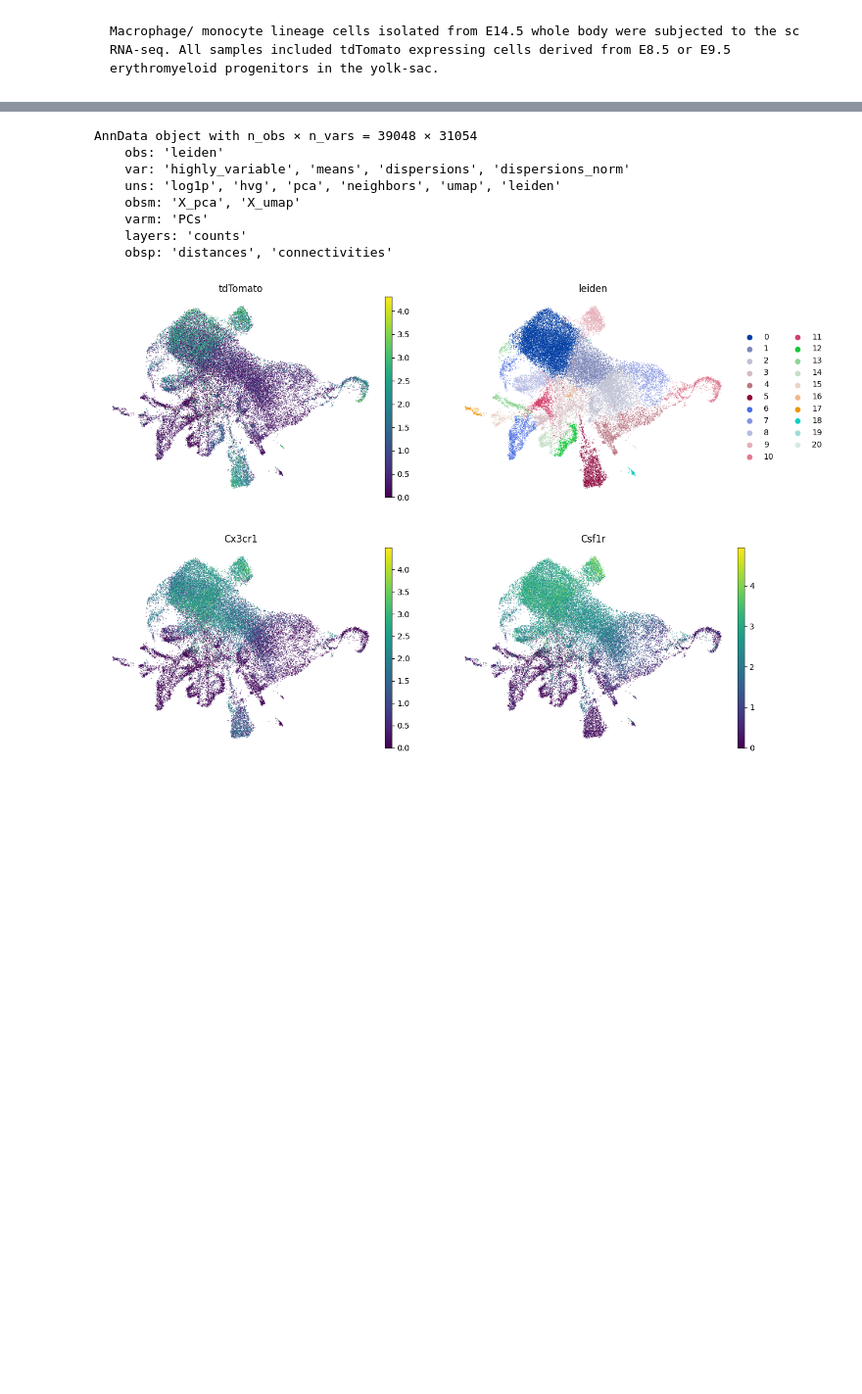
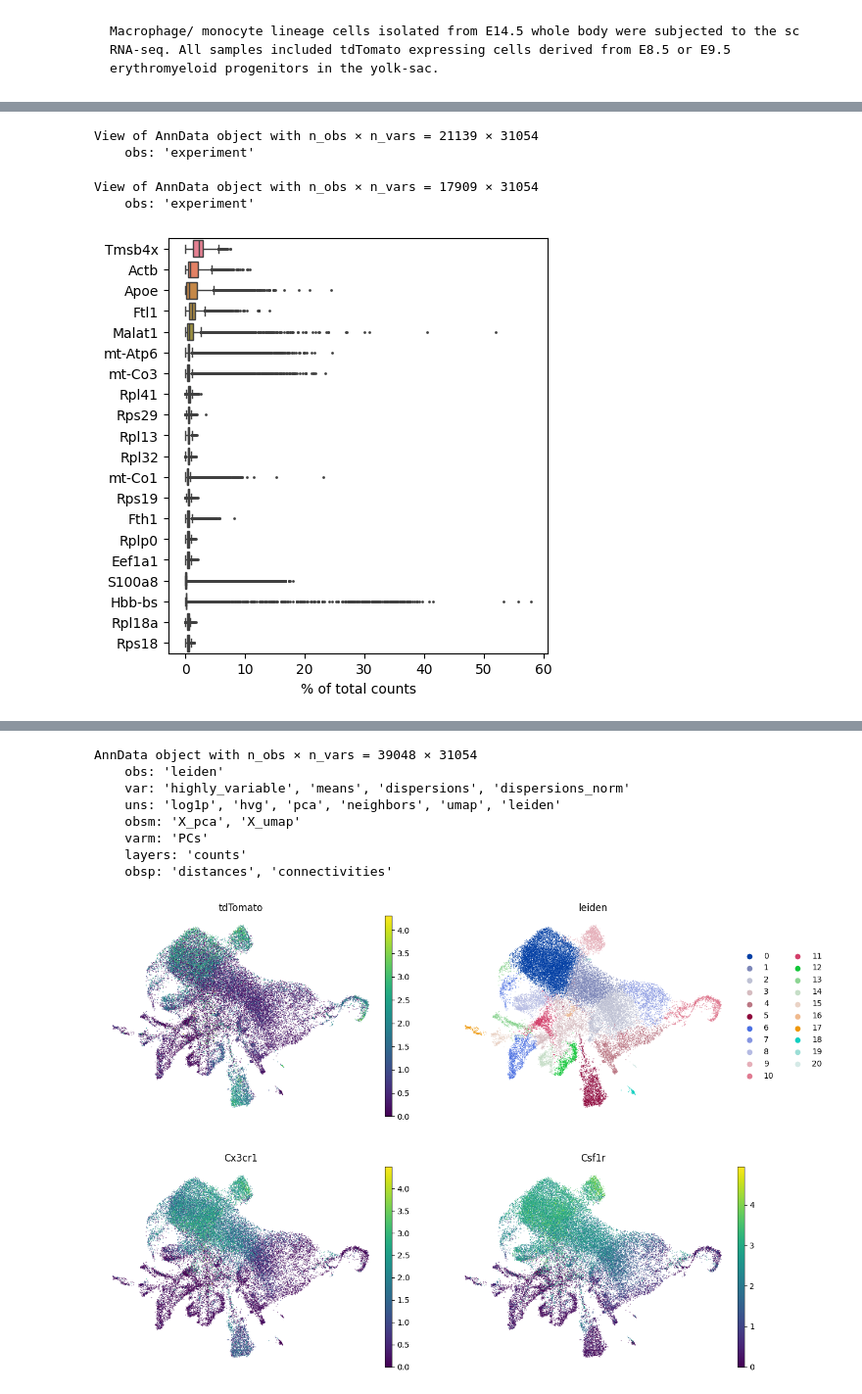
Before and after one commit to jingsday/project_LYPI, a Jupyter notebook: lypi_Scripts/lypi_Scripts_emp.ipynb, the cells around one changed output, grey strips where cells are left out. Shown at 98% size. Saved outputs shown, nothing was run; the diff lists cells and outputs as text; code cells hidden in the pictures; blank space fills up the shorter version.

```diff
--- a/lypi_Scripts/lypi_Scripts_emp.ipynb
+++ b/lypi_Scripts/lypi_Scripts_emp.ipynb
@@ -24,3 +25,10 @@ adata.var_names = features.iloc[:, 1].values
 adata.var_names_make_unique()
 if isinstance(adata.X, np.matrix):
     adata.X = np.array(adata.X)
+# %%
+experiment_labels = adata.obs_names.str.split("-").str[-1]
+
+# Get unique experiment identifiers
+unique_experiments = experiment_labels.unique()
+print(unique_experiments)
+experiment_labels.value_counts()
@@ -26,0 +42,2 @@ if isinstance(adata.X, np.matrix):
+# %%
+adata.obs['experiment'] = experiment_labels
@@ -26,0 +48,16 @@ if isinstance(adata.X, np.matrix):
+# %%
+csf1r_adata = adata[(adata.obs['experiment'] == '2')|(adata.obs['experiment'] == '4')]
+display(csf1r_adata)
+# %% [output]
+View of AnnData object with n_obs × n_vars = 21139 × 31054
+    obs: 'experiment'
+# %%
+cs3rf_adata = adata[(adata.obs['experiment'] == '1')|(adata.obs['experiment'] == '3')]
+display(cs3rf_adata)
+# %% [output]
+View of AnnData object with n_obs × n_vars = 17909 × 31054
+    obs: 'experiment'
+# %%
+sc.pl.highest_expr_genes(csf1r_adata, n_top=20)
+# %% [output]
+[figure, added]
```
Also changed, not shown: parts of 17 cells of this notebook.
